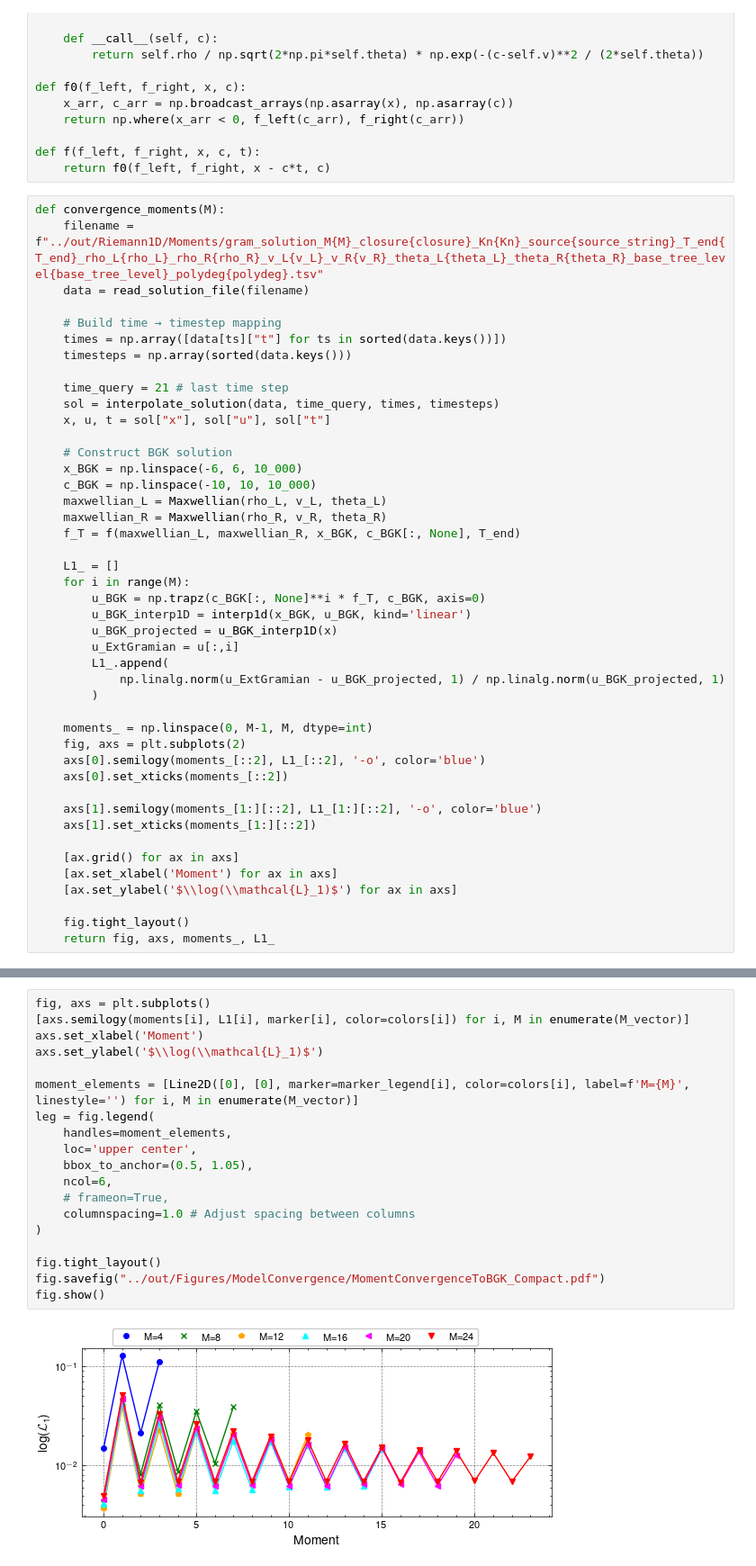
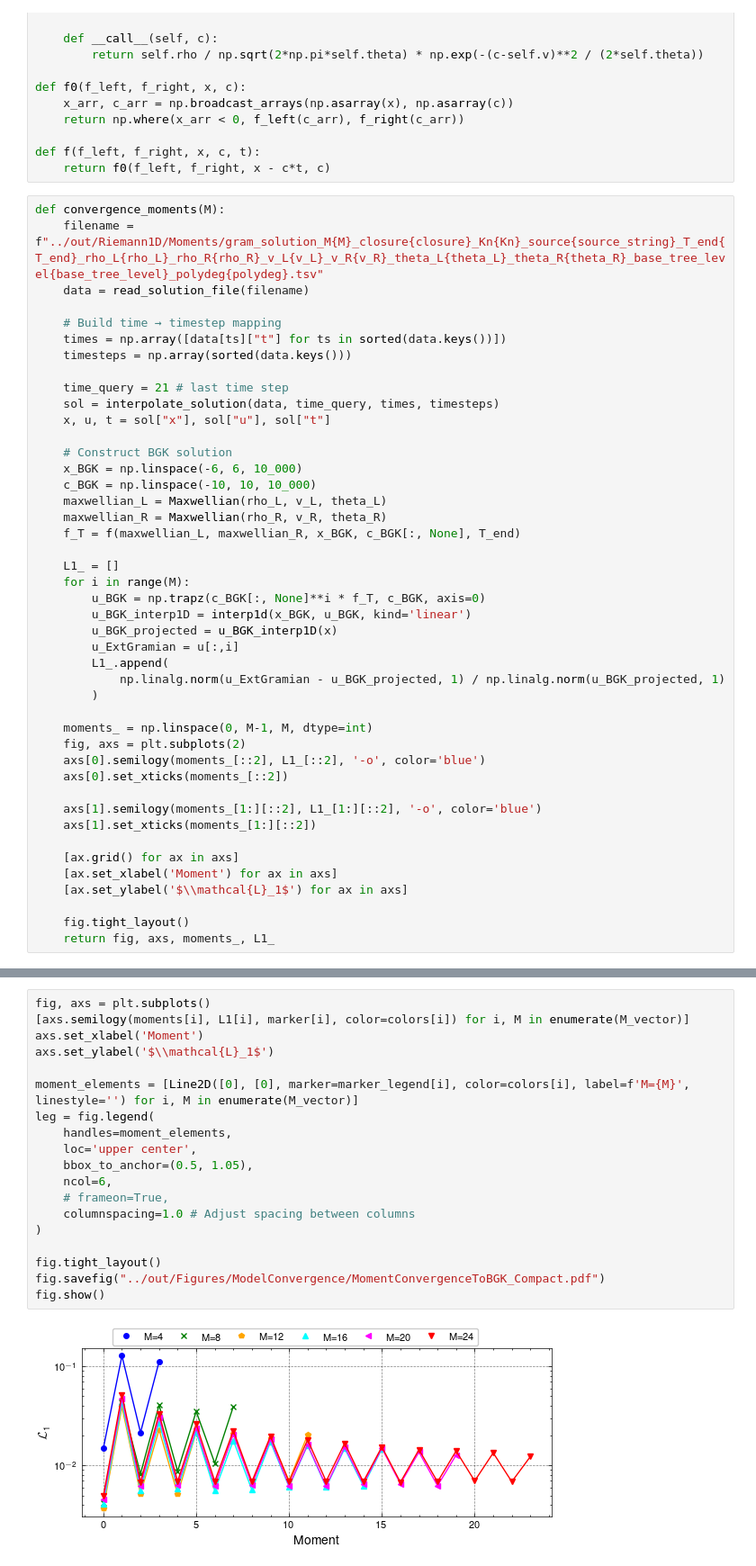
Before and after one commit to JanHab/ExtGram.jl, a Jupyter notebook: notebooks/ModelConvergence.ipynb, the cells around one changed output, grey strips where cells are left out. Shown at 90% size. Cells and saved outputs as stored; diff of their text form.

```diff
--- a/notebooks/ModelConvergence.ipynb
+++ b/notebooks/ModelConvergence.ipynb
@@ -753,7 +758,7 @@ def convergence_moments(M):
 
     [ax.grid() for ax in axs]
     [ax.set_xlabel('Moment') for ax in axs]
-    [ax.set_ylabel('$\\log(\\mathcal{L}_1)$') for ax in axs]
+    [ax.set_ylabel('$\\mathcal{L}_1$') for ax in axs]
 
     fig.tight_layout()
     return fig, axs, moments_, L1_
@@ -808,21 +813,21 @@ fig.show()
 # %%
 fig, axs = plt.subplots()
 [axs.semilogy(moments[i], L1[i], marker[i], color=colors[i]) for i, M in enumerate(M_vector)]
 axs.set_xlabel('Moment')
-axs.set_ylabel('$\\log(\\mathcal{L}_1)$')
+axs.set_ylabel('$\\mathcal{L}_1$')
 
 moment_elements = [Line2D([0], [0], marker=marker_legend[i], color=colors[i], label=f'M={M}', linestyle='') for i, M in enumerate(M_vector)]
 leg = fig.legend(
     handles=moment_elements,
     loc='upper center',
     bbox_to_anchor=(0.5, 1.05),
     ncol=6,
     # frameon=True,
     columnspacing=1.0 # Adjust spacing between columns
 )
 
 fig.tight_layout()
 fig.savefig("../out/Figures/ModelConvergence/MomentConvergenceToBGK_Compact.pdf")
 fig.show()
 # %% [output]
-[figure, old version]
+[figure, new version]
```
Also changed, not shown: parts of 4 cells of this notebook, 2 other files.
